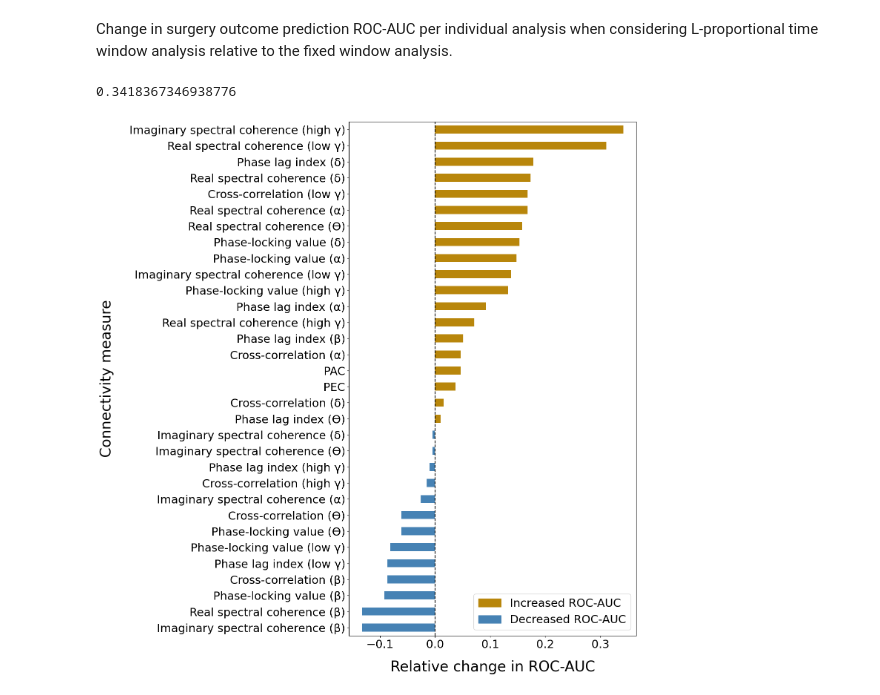
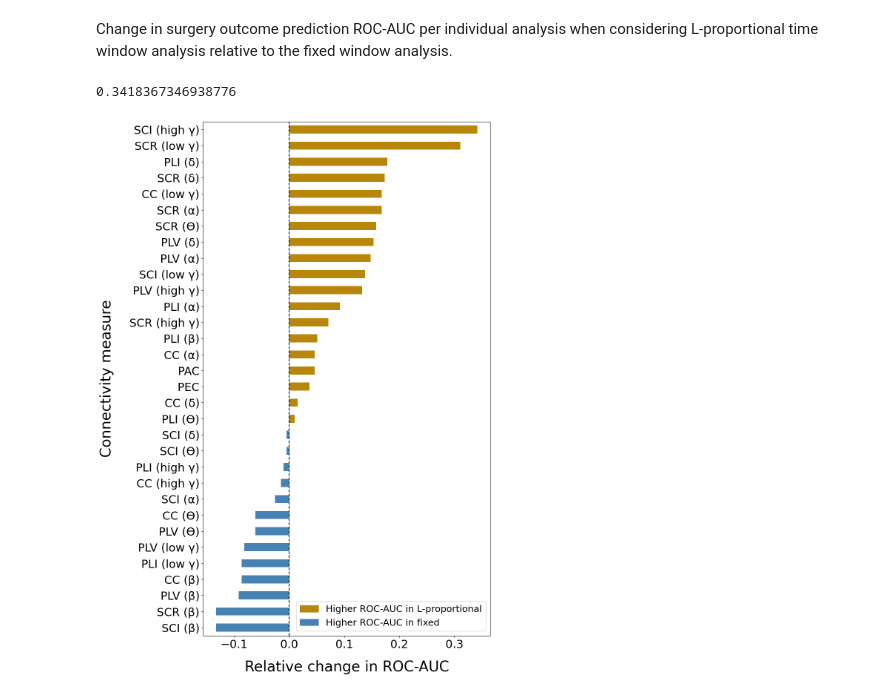
Before and after one commit to ivkarla/connectivity_change, a Jupyter notebook: notebooks/fixedL_transition_stats.ipynb, the cells around one changed output. Drawn from its saved outputs; the diff is of its cells as text; code cells hidden in the pictures.

```diff
--- a/notebooks/fixedL_transition_stats.ipynb
+++ b/notebooks/fixedL_transition_stats.ipynb
@@ -115,12 +142,22 @@ band_subs = {
 }
 
 # Dictionary for connectivity method substitutions
+# cm_subs = {
+#     "SC_R": "Real spectral coherence",
+#     "SC_I": "Imaginary spectral coherence",
+#     "PLV": "Phase-locking value",
+#     "PLI": "Phase lag index",
+#     "CC": "Cross-correlation",
+#     "PAC": "PAC",
+#     "PEC": "PEC"
+# }
+
 cm_subs = {
-    "SC_R": "Real spectral coherence",
-    "SC_I": "Imaginary spectral coherence",
-    "PLV": "Phase-locking value",
-    "PLI": "Phase lag index",
-    "CC": "Cross-correlation",
+    "SC_R": "SCR",
+    "SC_I": "SCI",
+    "PLV": "PLV",
+    "PLI": "PLI",
+    "CC": "CC",
     "PAC": "PAC",
     "PEC": "PEC"
 }
@@ -148,33 +185,33 @@ def substitute_cm(s):
 # %%
 methods =list(fixed["CM"])
 f = dict(zip(fixed["CM"], fixed["AUC"]))
 r = dict(zip(relative["CM"], relative["AUC"]))
 
 x = {} # loss/gain in AUC per method in relative in comparison to fixed
 y={}
 for method in methods:
 
     x[substitute_bands(substitute_cm(method))]=r[method]-f[method]
     y[method]=r[method]-f[method]
 
 print(max(x.values()))
 
 df = pd.DataFrame.from_dict(dict(sorted(x.items(),key = lambda k:k[1])), orient ='index')
 
 plt.figure(figsize=(10,18))
 
 df[0].plot(kind='barh', color=(df[0] > 0).map({True: 'darkgoldenrod', False: 'steelblue'}))
 
 import matplotlib.patches as mpatches
-patch1 = mpatches.Patch(color='darkgoldenrod', label='Increased ROC-AUC')
-patch2 = mpatches.Patch(color='steelblue', label='Decreased ROC-AUC', )
-plt.legend(handles=[patch1,patch2], loc='lower right', fontsize=22)
+patch1 = mpatches.Patch(color='darkgoldenrod', label='Higher ROC-AUC in L-proportional')
+patch2 = mpatches.Patch(color='steelblue', label='Higher ROC-AUC in fixed', )
+plt.legend(handles=[patch1,patch2], loc='lower right', fontsize=18)
 plt.xticks(size=22)
 plt.yticks(size=22)
 plt.xlabel("Relative change in ROC-AUC", size=28, labelpad=20)
 plt.ylabel("Connectivity measure", size=28, labelpad=30)
 plt.axvline(x=0, ymin=0, color="black", ls="--")
 plt.show()
 # %% [output]
 0.3418367346938776
-[figure, old version]
+[figure, new version]
```
Also changed, not shown: parts of 2 cells of this notebook.
